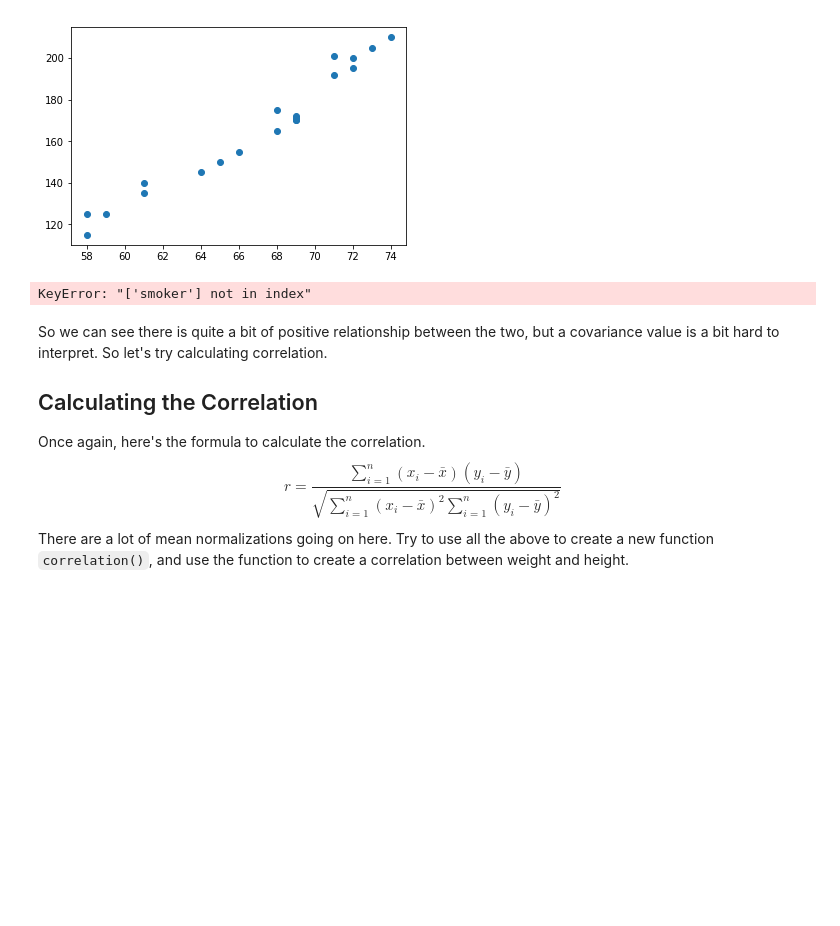
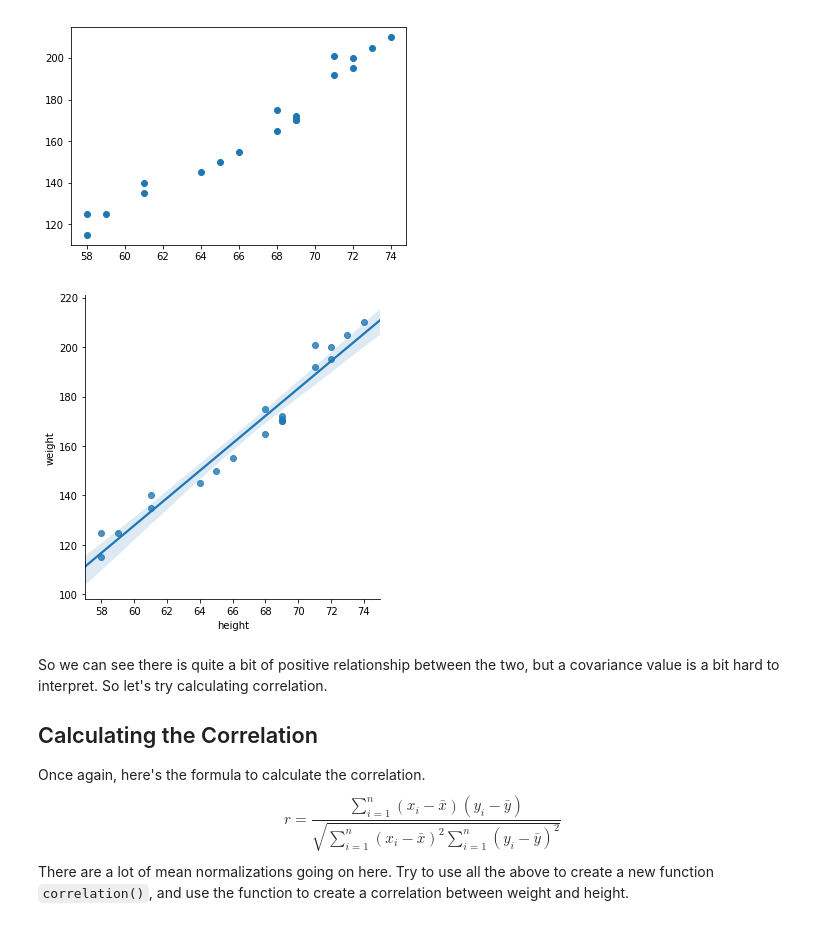
Before and after one commit to zaborowm/dsc-correlation-covariance-lab-nyc-ds-career-042219, a Jupyter notebook: index.ipynb, the cells around one changed output. Cells and saved outputs as stored; diff of their text form; code cells hidden in the pictures; blank space fills up the shorter version.

```diff
--- a/index.ipynb
+++ b/index.ipynb
@@ -231,16 +231,16 @@ plt.scatter(data.height, data.weight);
 # %%
 import pandas as pd
 %matplotlib inline
 import random
 import matplotlib.pyplot as plt
 import seaborn as sns
 x = data.height
 y = data.weight
 sns.lmplot(x = "height", # Horizontal axis
            y = 'weight',
-          data = data, hue = 'smoker'); # Vertical axis # Data source
+          data = data); # Vertical axis # Data source
 # %% [output]
-KeyError: "['smoker'] not in index"
+[figure, added]
 # %% [markdown]
 So we can see there is quite a bit of positive relationship between the two, but a covariance value is a bit hard to interpret. So let's try calculating correlation.
 
```
